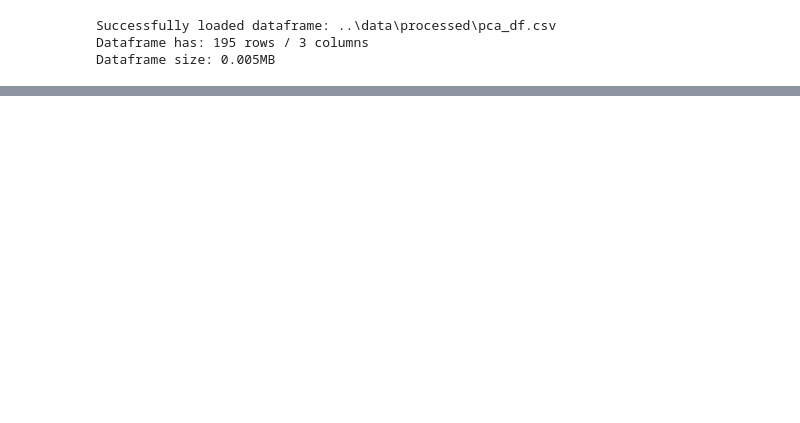
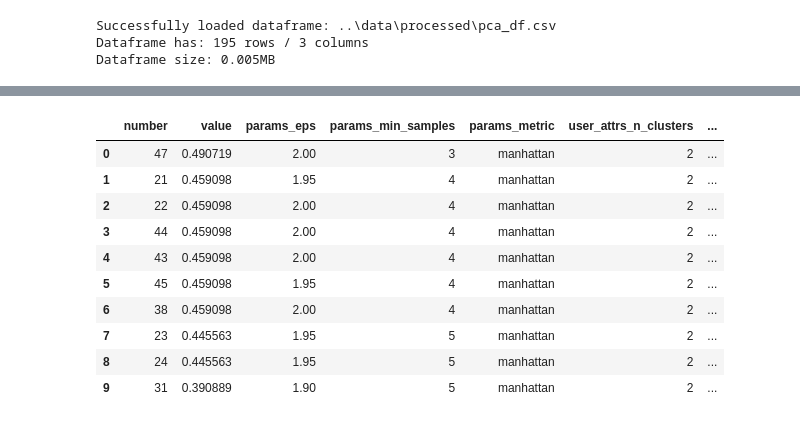
Before and after one commit to Chumus2/Wikipedia-Country-Statistics-2026-Clustering, a Jupyter notebook: ml/notebooks/MT.ipynb, the cells around one changed output, grey strips where cells are left out. Saved outputs shown, nothing was run; the diff lists cells and outputs as text; code cells hidden in the pictures; blank space fills up the shorter version.

```diff
--- a/ml/notebooks/MT.ipynb
+++ b/ml/notebooks/MT.ipynb
@@ -130,0 +152,70 @@ Best hyperparameters:
+# %%
+def objective_dbscan(trial: optuna.Trial) -> float:
+    eps = trial.suggest_float("eps", 0.1, 2.0, step=0.05)
+    min_samples = trial.suggest_int("min_samples", 3, 12)
+    metric = trial.suggest_categorical(
+        "metric", ["euclidean", "manhattan", "cosine"]
+    )
+
+    model = DBSCAN(
+        eps=eps,
+        min_samples=min_samples,
+        metric=metric
+    )
+    labels = model.fit_predict(X_pca_df)
+
+    n_clusters = len(set(labels)) - (1 if -1 in set(labels) else 0)
+    noise_ration = np.sum(labels == -1) / len(labels)
+
+    trial.set_user_attr("n_clusters", n_clusters)
+    trial.set_user_attr("noise_ratio", round(noise_ration, 3))
+
+    if n_clusters < 2:
+        trial.set_user_attr("status", "Rejected (<2 members)")
+        return -1
+
+    if noise_ration > 0.2:
+        trial.set_user_attr("status", "Rejected (>20 noise)")
+        return -1
+
+    mask = labels != 1
+    score = silhouette_score(X_pca_df[mask], labels[mask])
+    db_score = davies_bouldin_score(X_pca_df[mask], labels[mask])
+    ch_score = calinski_harabasz_score(X_pca_df[mask], labels[mask])
+
+    trial.set_user_attr("davies_bouldin", db_score)
+    trial.set_user_attr("calinski_harabasz", ch_score)
+    trial.set_user_attr("status", "Accepted")
+
+    return score
+
+
+study_dbscan = optuna.create_study(direction="maximize")
+study_dbscan.optimize(
+    objective_dbscan,
+    n_trials=50,
+    show_progress_bar=True
+)
+
+print("=" * 50)
+print(f"Best silhouette score: {study_dbscan.best_value:.4f}")
+print("Best hyperparameters:")
+for key, value in study_dbscan.best_params.items():
+    print(f"  - {key}: {value}")
+print("=" * 50)
+
+df_dbscan_results = study_dbscan.trials_dataframe()
+
+cols = [
+    "number", "value", "params_eps", "params_min_samples",
+    "params_metric", "user_attrs_n_clusters",
+    "user_attrs_noise_ratio", "user_attrs_davies_bouldin",
+    "user_attrs_calinski_harabasz"
+]
+
+df_dbscan_summary = df_dbscan_results[cols].sort_values(by="value", ascending=False).reset_index(drop=True)
+display(df_dbscan_summary.head(10))
+
+best_dbscan = DBSCAN(**study_dbscan.best_params)
+X_pca_df["dbscan_cluster"] = best_dbscan.fit_predict(X_pca_df)
+# %% [output]
@@ -130,0 +229,11 @@ Best hyperparameters:
+|  | number | value | params_eps | params_min_samples | params_metric | user_attrs_n_clusters | ... |
+| 0 | 47 | 0.490719 | 2.00 | 3 | manhattan | 2 | ... |
+| 1 | 21 | 0.459098 | 1.95 | 4 | manhattan | 2 | ... |
+| 2 | 22 | 0.459098 | 2.00 | 4 | manhattan | 2 | ... |
+| 3 | 44 | 0.459098 | 2.00 | 4 | manhattan | 2 | ... |
+| 4 | 43 | 0.459098 | 2.00 | 4 | manhattan | 2 | ... |
+| 5 | 45 | 0.459098 | 1.95 | 4 | manhattan | 2 | ... |
+| 6 | 38 | 0.459098 | 2.00 | 4 | manhattan | 2 | ... |
+| 7 | 23 | 0.445563 | 1.95 | 5 | manhattan | 2 | ... |
+| 8 | 24 | 0.445563 | 1.95 | 5 | manhattan | 2 | ... |
+| 9 | 31 | 0.390889 | 1.90 | 5 | manhattan | 2 | ... |
```
Also changed, not shown: parts of 5 cells of this notebook.
